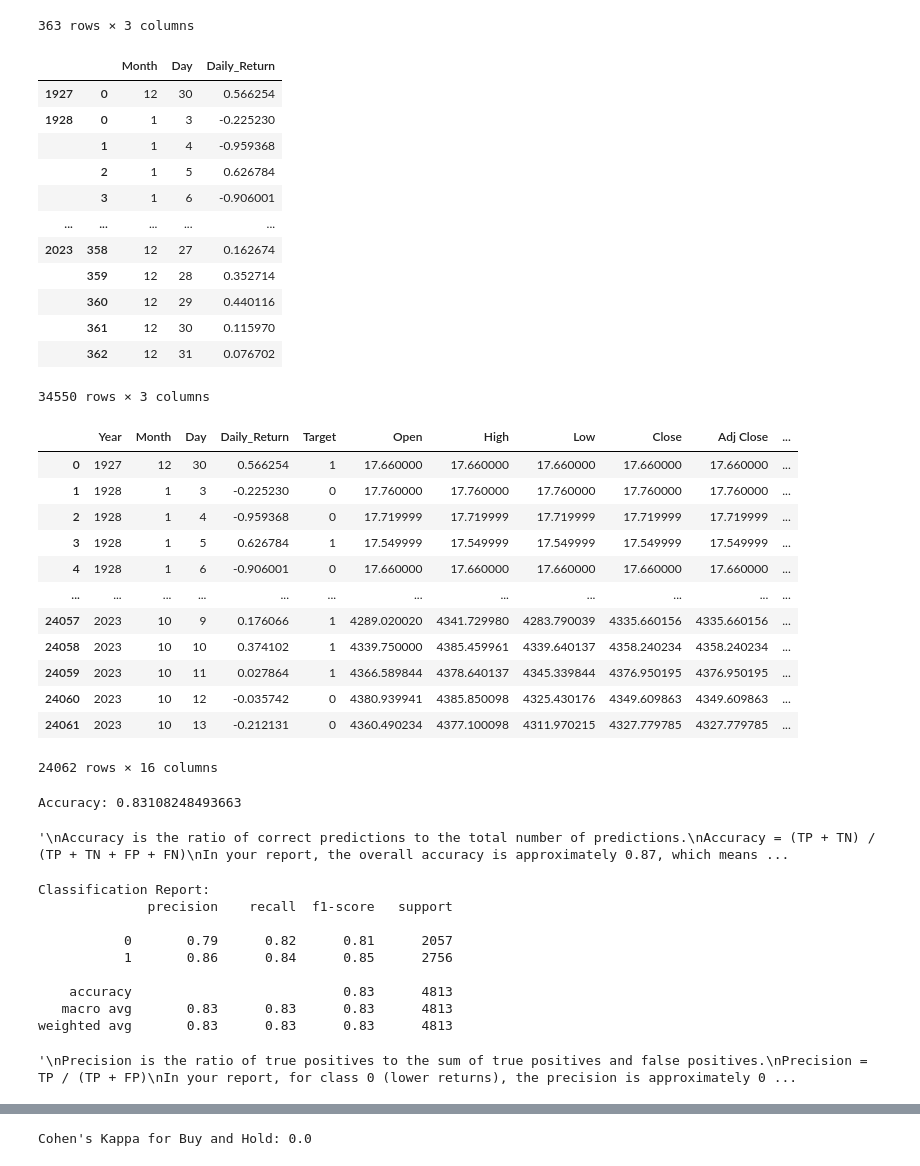
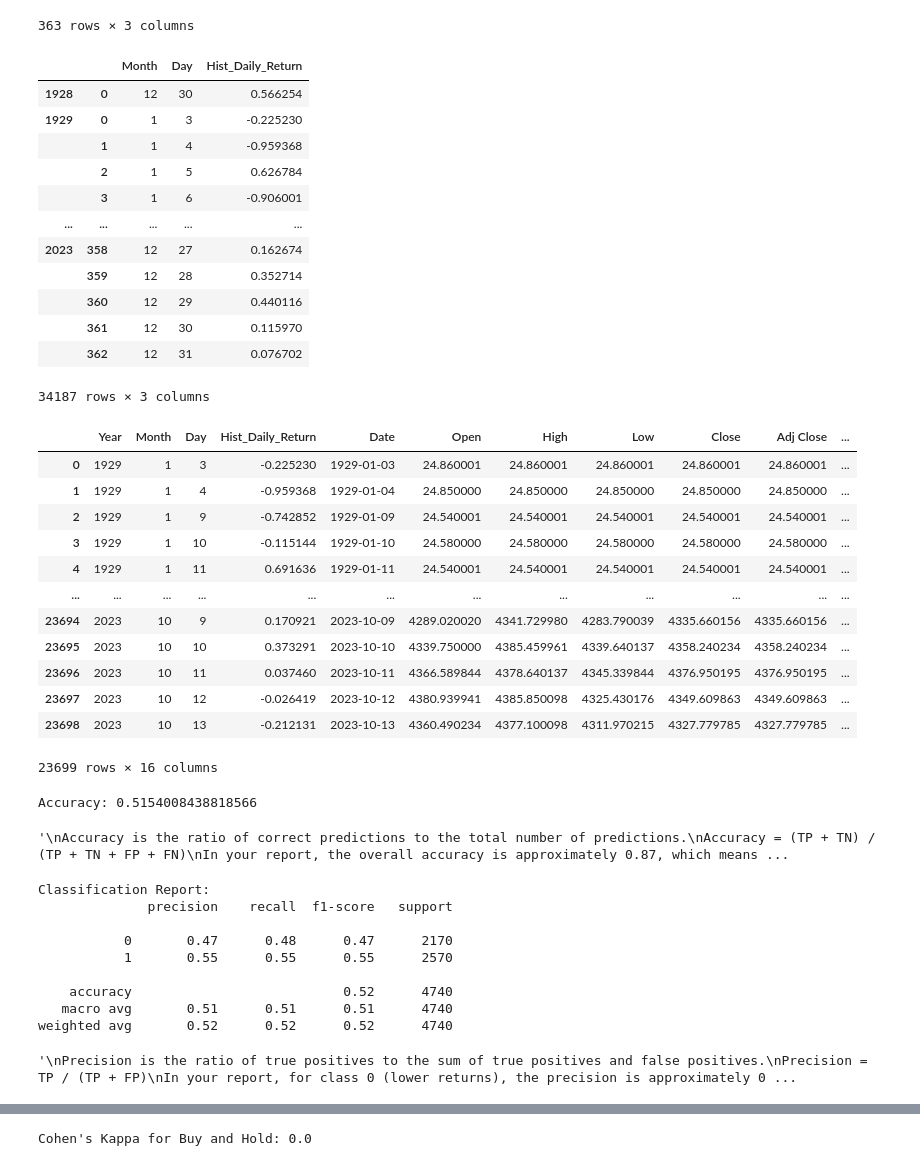
Before and after one commit to manuzrpEd/CalendarDailyReturnsSP500_XGBoost, a Jupyter notebook: CalendarDailyReturnsSP500_TimeBasedSplitting.ipynb, the cells around one changed output, grey strips where cells are left out. Saved outputs shown, nothing was run; the diff lists cells and outputs as text; code cells hidden in the pictures.

```diff
--- a/CalendarDailyReturnsSP500_TimeBasedSplitting.ipynb
+++ b/CalendarDailyReturnsSP500_TimeBasedSplitting.ipynb
@@ -59,8 +60,6 @@ sp500_data['Daily_Return'] = sp500_data['Adj Close'].pct_change().shift(-1) * 10
 sp500_data['Return0'] = sp500_data['Adj Close'].pct_change() * 100
 sp500_data['ATR'] = ta.atr(sp500_data['High'], sp500_data['Low'], sp500_data['Adj Close'], length=length)
 sp500_data['RSI'] = ta.rsi(sp500_data['Adj Close'], length=length)
-sp500_data['CMF'] = ta.cmf(sp500_data['High'], sp500_data['Low'], sp500_data['Adj Close'], sp500_data['Volume'], length=length)
-sp500_data['MFI'] = ta.mfi(sp500_data['High'], sp500_data['Low'], sp500_data['Adj Close'], sp500_data['Volume'], length=length)
 
 sp500_data
 # %% [output]
@@ -106,22 +101,19 @@ plt.show()
 # %%
 # Create a dictionary to store dynamic tables
 dynamic_tables = {}
-avg_returns_previous_years = {}  # Add this line
+avg_returns_previous_years = {}
 # Iterate over years and create dynamic tables
 for year in range(sp500_data.index.year.min(), sp500_data.index.year.max() + 1):
     dynamic_table = calendar_table.copy()  # Copy the base table
     # Filter data for the specific year
     year_data = sp500_data[sp500_data.index.year == year].copy()
-    prev_year_data = sp500_data[sp500_data.index.year <= year].copy()
+    prev_year_data = sp500_data[sp500_data.index.year < year].copy()
     prev_year_data['Month'] = prev_year_data.index.month
     prev_year_data['Day'] = prev_year_data.index.day
     # Group data by month and day for the specific year
-    year_avg_returns = year_data.groupby([year_data.index.month, year_data.index.day])['Daily_Return'].mean()
-    # Update the dynamic table with data for the specific year
-    dynamic_table.update(year_avg_returns.unstack(level=0))
+    year_avg_returns = year_data.groupby([year_data.index.month.rename('Month'), year_data.index.day.rename('Day')])['Daily_Return'].mean()
     # Store the dynamic table in the dictionary
-    dynamic_tables[year] = dynamic_table
-
+    dynamic_tables[year] = year_avg_returns
     # Calculate average returns based on all previous years
     avg_returns_by_date = prev_year_data.groupby(['Month', 'Day'])['Daily_Return'].mean().reset_index()
     avg_returns_previous_years[year] = avg_returns_by_date
@@ -165,11 +152,12 @@ avg_returns_previous_years[2022]
 # %%
 # Data Preparation for training an XGBoost model
 combined_df = pd.concat(avg_returns_previous_years.values(), keys=avg_returns_previous_years.keys())
+combined_df.rename(columns={'Daily_Return':'Hist_Daily_Return'},inplace=True)
 combined_df
 # %% [output]
-|  |  | Month | Day | Daily_Return |
-| 1927 | 0 | 12 | 30 | 0.566254 |
-| 1928 | 0 | 1 | 3 | -0.225230 |
+|  |  | Month | Day | Hist_Daily_Return |
+| 1928 | 0 | 12 | 30 | 0.566254 |
+| 1929 | 0 | 1 | 3 | -0.225230 |
 |  | 1 | 1 | 4 | -0.959368 |
 |  | 2 | 1 | 5 | 0.626784 |
 |  | 3 | 1 | 6 | -0.906001 |
@@ -179,28 +167,28 @@ combined_df
 |  | 360 | 12 | 29 | 0.440116 |
 |  | 361 | 12 | 30 | 0.115970 |
 |  | 362 | 12 | 31 | 0.076702 |
-34550 rows × 3 columns
+34187 rows × 3 columns
 # %%
 # Define a threshold for higher returns
 threshold = 0.0
 
 # Add target variable (1 for higher returns, 0 for lower returns)
+combined_df = combined_df.reset_index(level=0).rename(columns={'level_0':'Year'})
+combined_df = combined_df.merge(sp500_data.reset_index(),on=['Year','Month','Day'],how='inner')
 combined_df['Target'] = (combined_df['Daily_Return'] > threshold).astype(int)
-combined_df = combined_df.reset_index(level=0).rename(columns={'level_0':'Year'})
-combined_df = combined_df.merge(sp500_data.drop(columns=['Daily_Return']),on=['Year','Month','Day'],how='inner')
 combined_df
 # %% [output]
-|  | Year | Month | Day | Daily_Return | Target | Open | High | Low | Close | Adj Close | ... |
-| 0 | 1927 | 12 | 30 | 0.566254 | 1 | 17.660000 | 17.660000 | 17.660000 | 17.660000 | 17.660000 | ... |
-| 1 | 1928 | 1 | 3 | -0.225230 | 0 | 17.760000 | 17.760000 | 17.760000 | 17.760000 | 17.760000 | ... |
-| 2 | 1928 | 1 | 4 | -0.959368 | 0 | 17.719999 | 17.719999 | 17.719999 | 17.719999 | 17.719999 | ... |
-| 3 | 1928 | 1 | 5 | 0.626784 | 1 | 17.549999 | 17.549999 | 17.549999 | 17.549999 | 17.549999 | ... |
-| 4 | 1928 | 1 | 6 | -0.906001 | 0 | 17.660000 | 17.660000 | 17.660000 | 17.660000 | 17.660000 | ... |
+|  | Year | Month | Day | Hist_Daily_Return | Date | Open | High | Low | Close | Adj Close | ... |
+| 0 | 1929 | 1 | 3 | -0.225230 | 1929-01-03 | 24.860001 | 24.860001 | 24.860001 | 24.860001 | 24.860001 | ... |
+| 1 | 1929 | 1 | 4 | -0.959368 | 1929-01-04 | 24.850000 | 24.850000 | 24.850000 | 24.850000 | 24.850000 | ... |
+| 2 | 1929 | 1 | 9 | -0.742852 | 1929-01-09 | 24.540001 | 24.540001 | 24.540001 | 24.540001 | 24.540001 | ... |
+| 3 | 1929 | 1 | 10 | -0.115144 | 1929-01-10 | 24.580000 | 24.580000 | 24.580000 | 24.580000 | 24.580000 | ... |
+| 4 | 1929 | 1 | 11 | 0.691636 | 1929-01-11 | 24.540001 | 24.540001 | 24.540001 | 24.540001 | 24.540001 | ... |
 | ... | ... | ... | ... | ... | ... | ... | ... | ... | ... | ... | ... |
-| 24057 | 2023 | 10 | 9 | 0.176066 | 1 | 4289.020020 | 4341.729980 | 4283.790039 | 4335.660156 | 4335.660156 | ... |
-| 24058 | 2023 | 10 | 10 | 0.374102 | 1 | 4339.750000 | 4385.459961 | 4339.640137 | 4358.240234 | 4358.240234 | ... |
-| 24059 | 2023 | 10 | 11 | 0.027864 | 1 | 4366.589844 | 4378.640137 | 4345.339844 | 4376.950195 | 4376.950195 | ... |
-| 24060 | 2023 | 10 | 12 | -0.035742 | 0 | 4380.939941 | 4385.850098 | 4325.430176 | 4349.609863 | 4349.609863 | ... |
-| 24061 | 2023 | 10 | 13 | -0.212131 | 0 | 4360.490234 | 4377.100098 | 4311.970215 | 4327.779785 | 4327.779785 | ... |
+| 23694 | 2023 | 10 | 9 | 0.170921 | 2023-10-09 | 4289.020020 | 4341.729980 | 4283.790039 | 4335.660156 | 4335.660156 | ... |
+| 23695 | 2023 | 10 | 10 | 0.373291 | 2023-10-10 | 4339.750000 | 4385.459961 | 4339.640137 | 4358.240234 | 4358.240234 | ... |
+| 23696 | 2023 | 10 | 11 | 0.037460 | 2023-10-11 | 4366.589844 | 4378.640137 | 4345.339844 | 4376.950195 | 4376.950195 | ... |
+| 23697 | 2023 | 10 | 12 | -0.026419 | 2023-10-12 | 4380.939941 | 4385.850098 | 4325.430176 | 4349.609863 | 4349.609863 | ... |
+| 23698 | 2023 | 10 | 13 | -0.212131 | 2023-10-13 | 4360.490234 | 4377.100098 | 4311.970215 | 4327.779785 | 4327.779785 | ... |
-24062 rows × 16 columns
+23699 rows × 16 columns
 # %%
@@ -235,10 +223,10 @@ print(f'Accuracy: {accuracy}')
 """
 Accuracy is the ratio of correct predictions to the total number of predictions.
 Accuracy = (TP + TN) / (TP + TN + FP + FN)
-In your report, the overall accuracy is approximately 0.87, which means the model is correct about 87% of the time.
+In your report, the overall accuracy is approximately 0.52, which means the model is correct about 52% of the time.
 """
 # %% [output]
-Accuracy: 0.83108248493663
+Accuracy: 0.5154008438818566
 '\nAccuracy is the ratio of correct predictions to the total number of predictions.\nAccuracy = (TP + TN) / (TP + TN + FP + FN)\nIn your report, the overall accuracy is approximately 0.87, which means ...
 # %%
 report = classification_report(y_test, y_pred)
@@ -247,20 +235,20 @@ print(f'Classification Report:\n{report}')
 """
 Precision is the ratio of true positives to the sum of true positives and false positives.
 Precision = TP / (TP + FP)
-In your report, for class 0 (lower returns), the precision is approximately 0.86, and for class 1 (higher returns), precision is approximately 0.87.
-This indicates that when the model predicts a certain class, it is correct about 86% of the time for class 0 and 87% of the time for class 1.
+In your report, for class 0 (lower returns), the precision is approximately 0.47, and for class 1 (higher returns), precision is approximately 0.55.
+This indicates that when the model predicts a certain class, it is correct about 47% of the time for class 0 and 55% of the time for class 1.
 
 Recall is the ratio of true positives to the sum of true positives and false negatives.
 Recall = TP / (TP + FN)
-In your report, for class 0, the recall is approximately 0.85, and for class 1, the recall is approximately 0.88.
-This indicates that the model correctly identifies about 85% of actual class 0 instances and about 88% of actual class 1 instances.
+In your report, for class 0, the recall is approximately 0.48, and for class 1, the recall is approximately 0.55.
+This indicates that the model correctly identifies about 48% of actual class 0 instances and about 55% of actual class 1 instances.
 
 The F1-score is the harmonic mean of precision and recall. It provides a balance between precision and recall.
 F1-Score = 2 * (Precision * Recall) / (Precision + Recall)
-In your report, for class 0, the F1-score is approximately 0.85, and for class 1, the F1-score is approximately 0.88.
+In your report, for class 0, the F1-score is approximately 0.47, and for class 1, the F1-score is approximately 0.55.
 
 Support is the number of actual occurrences of the class in the test dataset.
-In your report, for class 0, there are 3185 instances, and for class 1, there are 3725 instances.
+In your report, for class 0, there are 2170 instances, and for class 1, there are 2570 instances.
 
 Macro Avg treats all classes equally, while Weighted Avg takes class imbalance into account.
 """
@@ -268,12 +256,12 @@ Macro Avg treats all classes equally, while Weighted Avg takes class imbalance i
 Classification Report:
               precision    recall  f1-score   support
 
-           0       0.79      0.82      0.81      2057
-           1       0.86      0.84      0.85      2756
+           0       0.47      0.48      0.47      2170
+           1       0.55      0.55      0.55      2570
 
-    accuracy                           0.83      4813
-   macro avg       0.83      0.83      0.83      4813
-weighted avg       0.83      0.83      0.83      4813
+    accuracy                           0.52      4740
+   macro avg       0.51      0.51      0.51      4740
+weighted avg       0.52      0.52      0.52      4740
 '\nPrecision is the ratio of true positives to the sum of true positives and false positives.\nPrecision = TP / (TP + FP)\nIn your report, for class 0 (lower returns), the precision is approximately 0 ...
 # %%
 kappa = cohen_kappa_score(y_test, y_pred)
```
Also changed, not shown: parts of 13 cells of this notebook, 4 other files.
